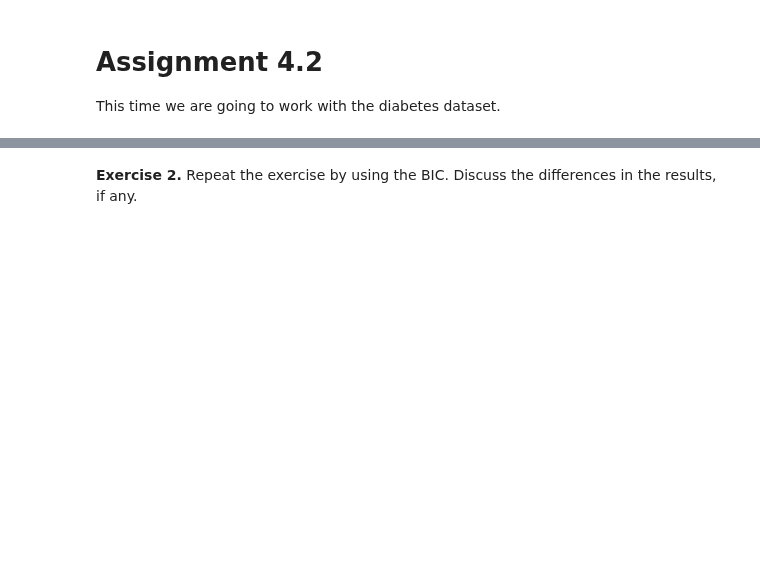
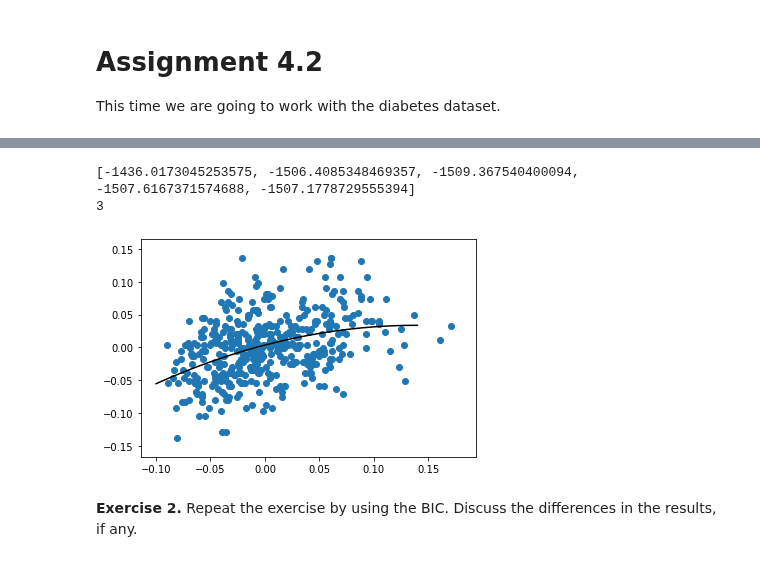
Before and after one commit to marcolorenzi/marcolorenzi.github.io, a Jupyter notebook: material/Resampling/Class_exercises.ipynb, the cells around one changed output, grey strips where cells are left out. Saved outputs shown, nothing was run; the diff lists cells and outputs as text; code cells hidden in the pictures; blank space fills up the shorter version.

```diff
--- a/material/Resampling/Class_exercises.ipynb
+++ b/material/Resampling/Class_exercises.ipynb
@@ -56,5 +61,52 @@ __Exercise 1.__ Investigate the relationship between age (data[:,0]) and Average
 - the relationship is quadratic
 - the relationship is cubic
 - the relationship is polynomial of order 4
+# %%
+def Gaussian_loglik(x,y,w,sigma2):
+    N = len(y)
+    ll = -N/2 * np.log(2*np.pi*sigma2) - 1/(2*sigma2) * np.sum((y-x.dot(w.T))**2)
+    return ll
+
+def fit_poly(x,y):
+    w_ml = np.linalg.solve(x.T.dot(x),x.T.dot(y))
+    w_ml.reshape(1,(len(w_ml)))
+    sigma2_ml = np.mean((y-x.dot(w_ml.T))**2)
+    return w_ml, sigma2_ml
+# %%
+AIC = []
+BIC = []
+
+x = data[:,2]
+y = data[:,9]
+
+plt.scatter(x,y)
+
+
+poly_order = [1,2,3,4,5]
+
+for n_elements in poly_order:
+    x_poly = np.array([x**i for i in range(n_elements)]).T
+    w_ml, sigma2_ml = fit_poly(x_poly,y)
+
+    training_ll = Gaussian_loglik(x_poly,y,w_ml,sigma2_ml)
+    AIC.append(-2*training_ll + 2*n_elements)
+    BIC.append(-2*training_ll + 2*n_elements*np.log(x.shape[0]))
+
+print(AIC)
+model = poly_order[np.argmin(AIC)]
+
+print(model)
+x_poly = np.array([x**i for i in range(model)]).T
+w_ml, sigma2_ml = fit_poly(x_poly,y)
+
+x_plot = np.arange(-0.1,0.15,0.01)
+x_poly_plot = np.array([x_plot**i for i in range(model)]).T
+
+plt.plot(x_plot, x_poly_plot.dot(w_ml), color = 'black')
+plt.show()
+# %% [output]
+[-1436.0173045253575, -1506.4085348469357, -1509.367540400094, -1507.6167371574688, -1507.1778729555394]
+3
+[figure, added]
 # %% [markdown]
 __Exercise 2.__ Repeat the exercise by using the BIC. Discuss the differences in the results, if any.
```
Also changed, not shown: parts of 7 cells of this notebook.
